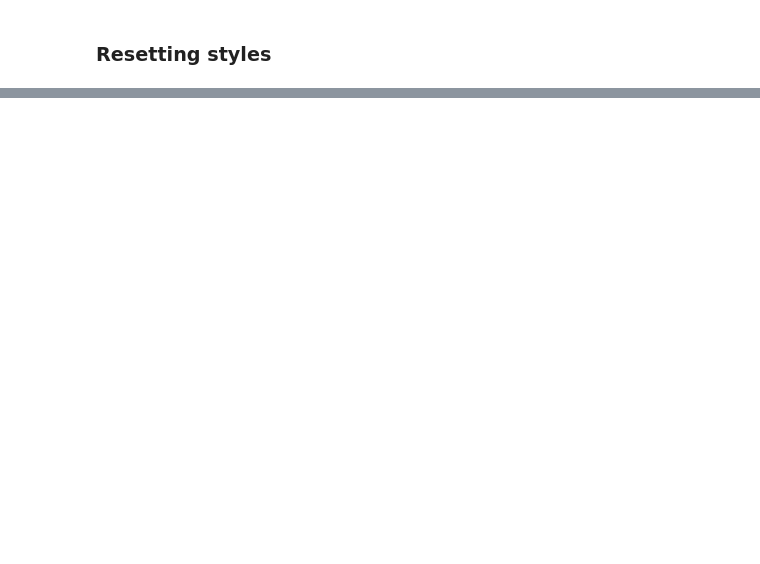
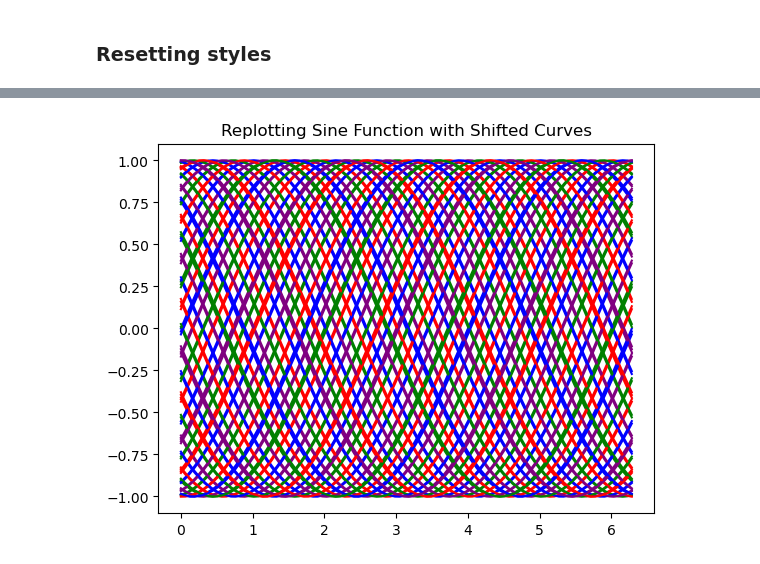
Before and after one commit to Juinshin/learning-portfolio-Juinshin, a Jupyter notebook: plotting/plotting_(need).ipynb, the cells around one changed output, grey strips where cells are left out. Drawn from its saved outputs; the diff is of its cells as text; code cells hidden in the pictures; blank space fills up the shorter version.

Commit message:
plotting_(need).ipynb shifting sin

```diff
--- a/plotting/plotting_(need).ipynb
+++ b/plotting/plotting_(need).ipynb
@@ -216,0 +257,23 @@ plt.style.use('default')
+# %%
+import numpy as np
+import matplotlib.pyplot as plt
+
+# Create a figure and axis
+fig, ax = plt.subplots()
+x = np.linspace(0, 2*np.pi, 100)
+num_plots = len(x)
+colors = ['blue', 'red', 'green', 'purple']  # Define colors for different plots
+
+# Initialize empty lists to store line objects for each plot
+lines = []
+for i in range(num_plots):
+    line, = ax.plot(x, np.sin(x - i), color=colors[i % len(colors)])  # Shift each plot to the right by i x-coordinates
+    lines.append(line)
+
+# Set title
+plt.title('Replotting Sine Function with Shifted Curves')
+
+# Show the animation
+plt.show()
+# %% [output]
+[figure, added]
```
Also changed, not shown: parts of 2 cells of this notebook.
